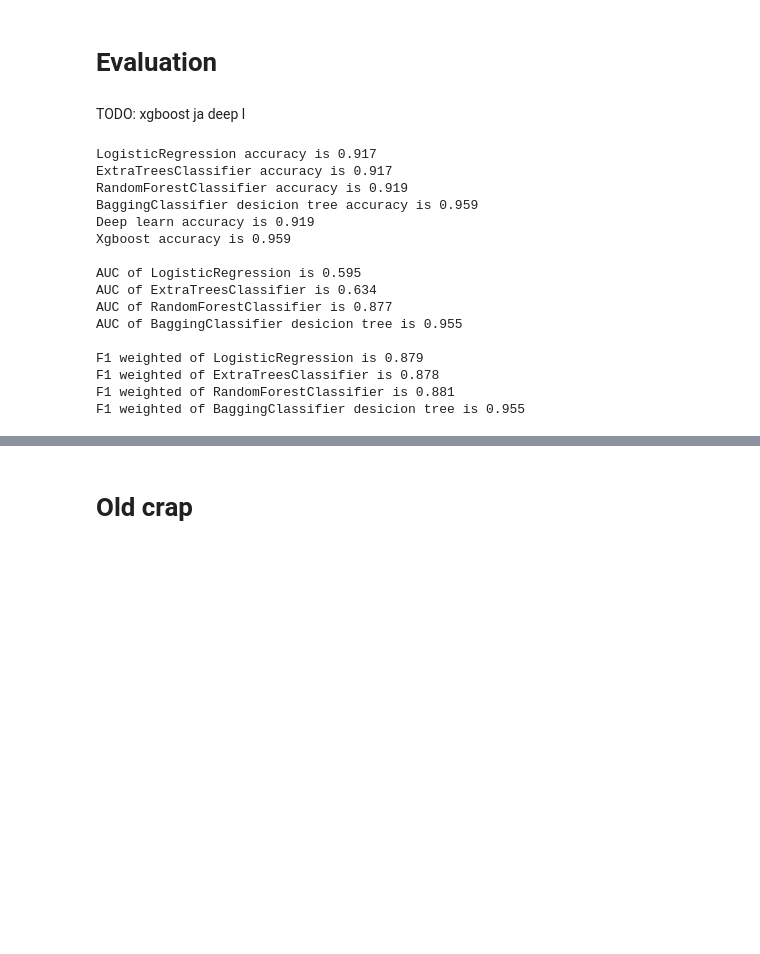
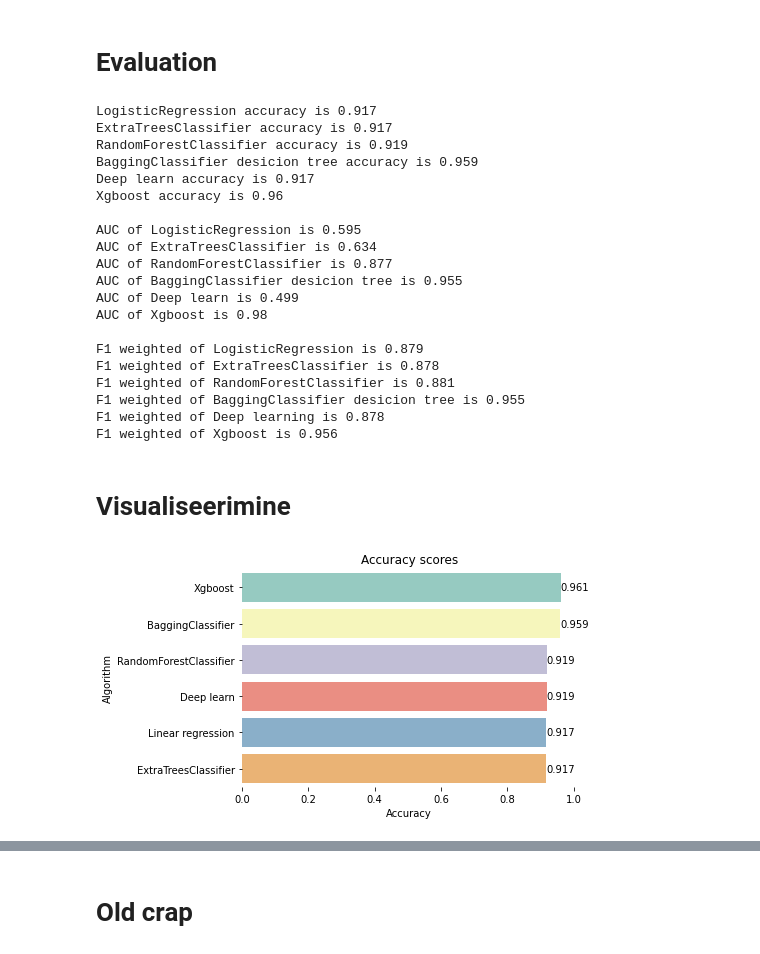
Before and after one commit to sjaanus97/P07-fast_growing_comp, a Jupyter notebook: fast_growing_comp.ipynb, the cells around one changed output, grey strips where cells are left out. Cells and saved outputs as stored; diff of their text form; code cells hidden in the pictures; blank space fills up the shorter version.

```diff
--- a/fast_growing_comp.ipynb
+++ b/fast_growing_comp.ipynb
@@ -543,20 +552,27 @@ Accuracy is 91.94751977920532%
 # %% [markdown]
 # Evaluation
-# %% [markdown]
-TODO: xgboost ja deep l
 # %%
 from sklearn import metrics
-val_data = val_data.drop(['lr', 'etc', 'rfc', 'bagger', 'lr_pred', 'etc_pred', 'rfc_pred', 'bagger_pred'], axis=1)
+#val_data = val_data.drop(['lr', 'etc', 'rfc', 'bagger', 'lr_pred', 'etc_pred',
+#                          'rfc_pred', 'bagger_pred', 'xgboost_pred','xgboost', 'deep', 'deep_pred'], axis=1)
 N = val_data.shape[1]
 
 val_data['lr'] = model_lr.predict_proba(val_data.iloc[:, : N])[:,1]
 val_data['etc'] = model_etc.predict_proba(val_data.iloc[:, : N])[:,1]
 val_data['rfc'] = model_rfc.predict_proba(val_data.iloc[:, : N])[:,1]
 val_data['bagger'] = bagger.predict_proba(val_data.iloc[:, : N])[:,1]
+
 val_data['lr_pred'] = model_lr.predict(val_data.iloc[:, : N])
 val_data['etc_pred'] = model_etc.predict(val_data.iloc[:, : N])
 val_data['rfc_pred'] = model_rfc.predict(val_data.iloc[:, : N])
 val_data['bagger_pred'] = bagger.predict(val_data.iloc[:, : N])
+
+val_data['xgboost_pred'] = bst.predict(val_data.iloc[:, : N])
+val_data['xgboost'] = bst.predict_proba(val_data.iloc[:, : N])[:,1]
+val_data['deep'] = model.predict(val_data.iloc[:, : N])
+val_data['deep_pred'] = (val_data['deep'] > 0.5).astype("int32")
+
+
 
 
 # accuracy
@@ -564,8 +580,8 @@ print(f"LogisticRegression accuracy is {np.round(metrics.accuracy_score(val_data
 print(f"ExtraTreesClassifier accuracy is {np.round(metrics.accuracy_score(val_data_labels, val_data['etc_pred']),3)}")
 print(f"RandomForestClassifier accuracy is {np.round(metrics.accuracy_score(val_data_labels, val_data['rfc_pred']),3)}")
 print(f"BaggingClassifier desicion tree accuracy is {np.round(metrics.accuracy_score(val_data_labels, val_data['bagger_pred']),3)}")
-print(f"Deep learn accuracy is {np.round(scores[1],3)}")
-print(f'Xgboost accuracy is {np.round(xgboost_accuracy,3)}')
+print(f"Deep learn accuracy is {np.round(metrics.accuracy_score(val_data_labels, val_data['deep_pred']),3)}")
+print(f"Xgboost accuracy is {np.round(metrics.accuracy_score(val_data_labels, val_data['xgboost_pred']),3)}")
 
 print("")
 # AUC
@@ -573,6 +589,9 @@ print(f"AUC of LogisticRegression is {np.round(metrics.roc_auc_score(val_data_la
 print(f"AUC of ExtraTreesClassifier is {np.round(metrics.roc_auc_score(val_data_labels, val_data['etc']),3)}")
 print(f"AUC of RandomForestClassifier is {np.round(metrics.roc_auc_score(val_data_labels, val_data['rfc']),3)}")
 print(f"AUC of BaggingClassifier desicion tree is {np.round(metrics.roc_auc_score(val_data_labels, val_data['bagger']),3)}")
+print(f"AUC of Deep learn is {np.round(metrics.roc_auc_score(val_data_labels, val_data['deep']),3)}")
+print(f"AUC of Xgboost is {np.round(metrics.roc_auc_score(val_data_labels, val_data['xgboost']),3)}")
+
 
 print("")
 # F1
@@ -580,20 +599,58 @@ print(f"F1 weighted of LogisticRegression is {np.round(metrics.f1_score(val_data
 print(f"F1 weighted of ExtraTreesClassifier is {np.round(metrics.f1_score(val_data_labels, val_data['etc_pred'] , average='weighted'),3)}")
 print(f"F1 weighted of RandomForestClassifier is {np.round(metrics.f1_score(val_data_labels, val_data['rfc_pred'] , average='weighted'),3)}")
 print(f"F1 weighted of BaggingClassifier desicion tree is {np.round(metrics.f1_score(val_data_labels, val_data['bagger_pred'] , average='weighted'),3)}")
+print(f"F1 weighted of Deep learning is {np.round(metrics.f1_score(val_data_labels, val_data['deep_pred'] , average='weighted'),3)}")
+print(f"F1 weighted of Xgboost is {np.round(metrics.f1_score(val_data_labels, val_data['xgboost_pred'] , average='weighted'),3)}")
 # %% [output]
 LogisticRegression accuracy is 0.917
 ExtraTreesClassifier accuracy is 0.917
 RandomForestClassifier accuracy is 0.919
 BaggingClassifier desicion tree accuracy is 0.959
-Deep learn accuracy is 0.919
-Xgboost accuracy is 0.959
+Deep learn accuracy is 0.917
+Xgboost accuracy is 0.96
 
 AUC of LogisticRegression is 0.595
 AUC of ExtraTreesClassifier is 0.634
 AUC of RandomForestClassifier is 0.877
 AUC of BaggingClassifier desicion tree is 0.955
+AUC of Deep learn is 0.499
+AUC of Xgboost is 0.98
 
 F1 weighted of LogisticRegression is 0.879
 F1 weighted of ExtraTreesClassifier is 0.878
 F1 weighted of RandomForestClassifier is 0.881
 F1 weighted of BaggingClassifier desicion tree is 0.955
+F1 weighted of Deep learning is 0.878
+F1 weighted of Xgboost is 0.956
+# %% [markdown]
+# Visualiseerimine
+# %%
+# accuracy
+accuracies = [
+        np.round(metrics.accuracy_score(val_data_labels, val_data['lr_pred']),3),
+        np.round(metrics.accuracy_score(val_data_labels, val_data['etc_pred']),3),
+        np.round(metrics.accuracy_score(val_data_labels, val_data['rfc_pred']),3),
+        np.round(metrics.accuracy_score(val_data_labels, val_data['bagger_pred']),3),
+        np.round(scores[1],3),
+        np.round(xgboost_accuracy,3)
+        ]
+
+# hack to visualize without running everything
+#accuracies = [0.917,0.917,0.919,0.959,0.917,0.956]
+
+acc_vis_data = pd.DataFrame({"Accuracies":accuracies,"Algorithm":['Linear regression', 'ExtraTreesClassifier', 'RandomForestClassifier', 'BaggingClassifier', 'Deep learn', 'Xgboost']})
+
+acc_vis_data = acc_vis_data.sort_values(["Accuracies"], ascending=False)
+
+g = sns.barplot("Accuracies","Algorithm",data = acc_vis_data, palette="Set3")
+g.set_xlabel("Accuracy")
+
+for container in g.containers:
+    g.bar_label(container, label_type='edge')
+
+g = g.set_title("Accuracy scores")
+sns.despine(bottom = True, left = True)
+
+plt.show()
+# %% [output]
+[figure, added]
```
Also changed, not shown: parts of 25 cells of this notebook.
